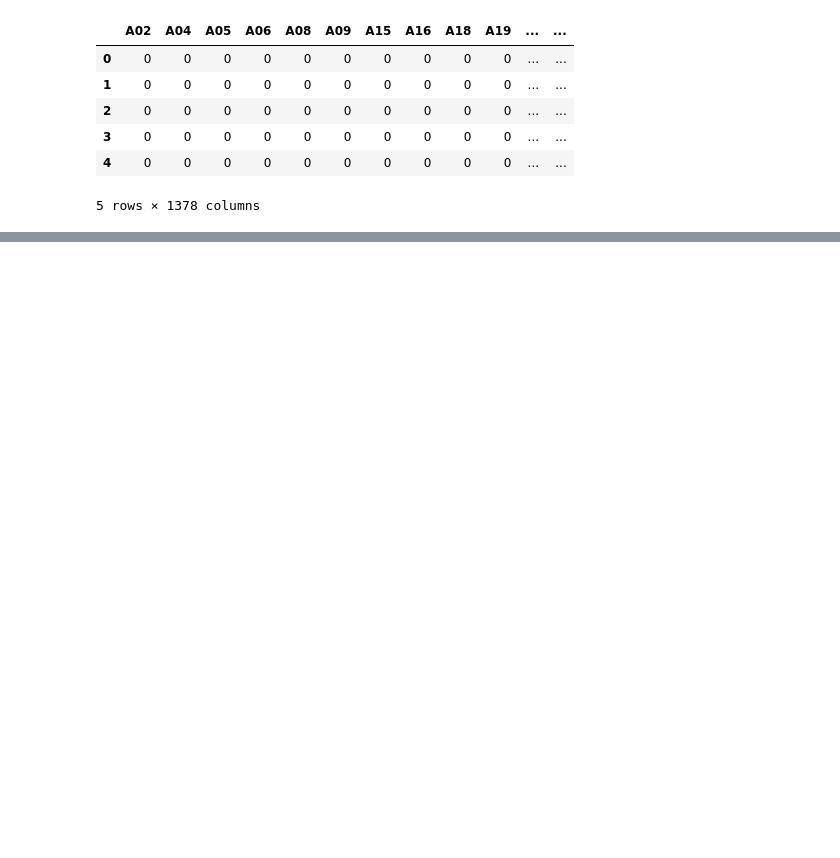
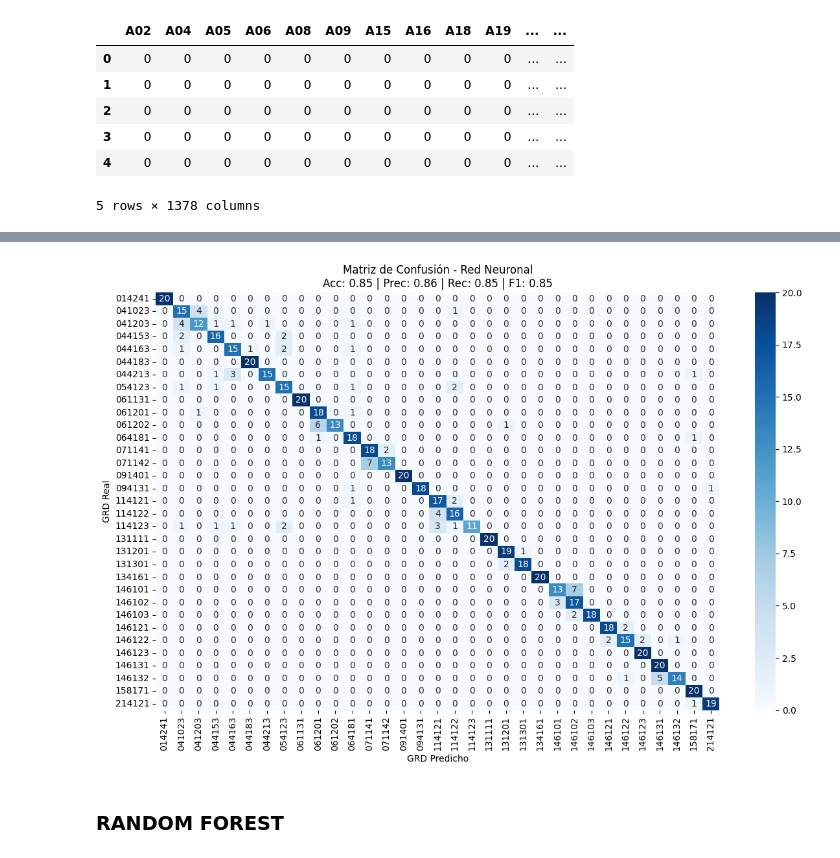
Before and after one commit to ntalme/Proyecto-Aprendizaje-de-Maquina, a Jupyter notebook: CodigoProyecto1.ipynb, the cells around one changed output, grey strips where cells are left out. Drawn from its saved outputs; the diff is of its cells as text; code cells hidden in the pictures; blank space fills up the shorter version.

```diff
--- a/CodigoProyecto1.ipynb
+++ b/CodigoProyecto1.ipynb
@@ -393,0 +579,32 @@ X.head()
+# %%
+from sklearn.metrics import accuracy_score, precision_score, recall_score, f1_score, confusion_matrix
+import numpy as np
+import matplotlib.pyplot as plt
+import seaborn as sns
+
+# Predicciones
+y_probs = modelo.predict(X_test)
+y_pred = np.argmax(y_probs, axis=1)
+y_real = np.argmax(y_test, axis=1)
+
+# Métricas
+acc = accuracy_score(y_real, y_pred)
+prec = precision_score(y_real, y_pred, average='macro', zero_division=0)
+rec = recall_score(y_real, y_pred, average='macro', zero_division=0)
+f1 = f1_score(y_real, y_pred, average='macro', zero_division=0)
+
+# Matriz de confusión
+mat = confusion_matrix(y_real, y_pred)
+
+# Gráfico
+plt.figure(figsize=(12, 8))
+sns.heatmap(mat, annot=True, fmt="d", cmap="Blues",
+            xticklabels=encoder.classes_,
+            yticklabels=encoder.classes_)
+plt.xlabel("GRD Predicho")
+plt.ylabel("GRD Real")
+plt.title(f"Matriz de Confusión - Red Neuronal\n"
+          f"Acc: {acc:.2f} | Prec: {prec:.2f} | Rec: {rec:.2f} | F1: {f1:.2f}")
+plt.tight_layout()
+plt.show()
+# %% [output]
@@ -393,0 +612,3 @@ X.head()
+[figure, added]
+# %% [markdown]
+### **RANDOM FOREST**
```
Also changed, not shown: parts of 57 cells of this notebook.
